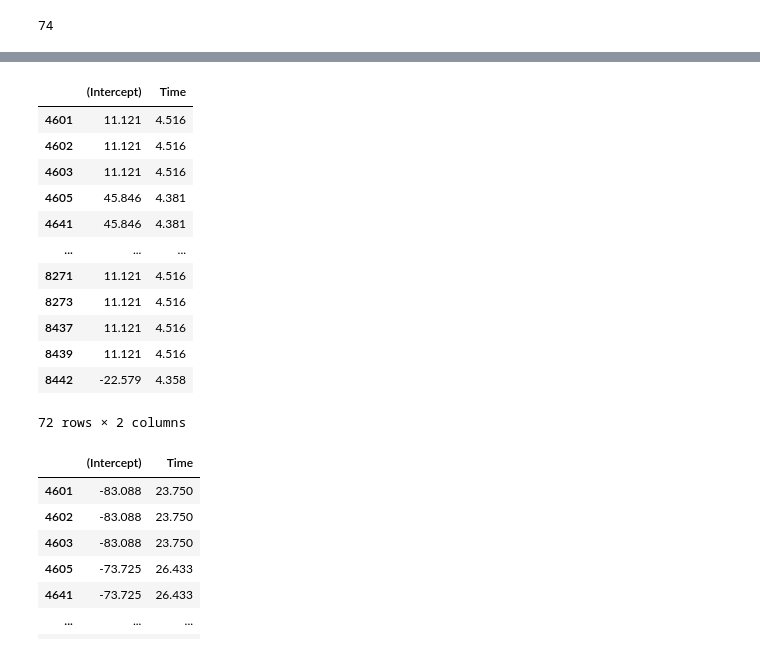
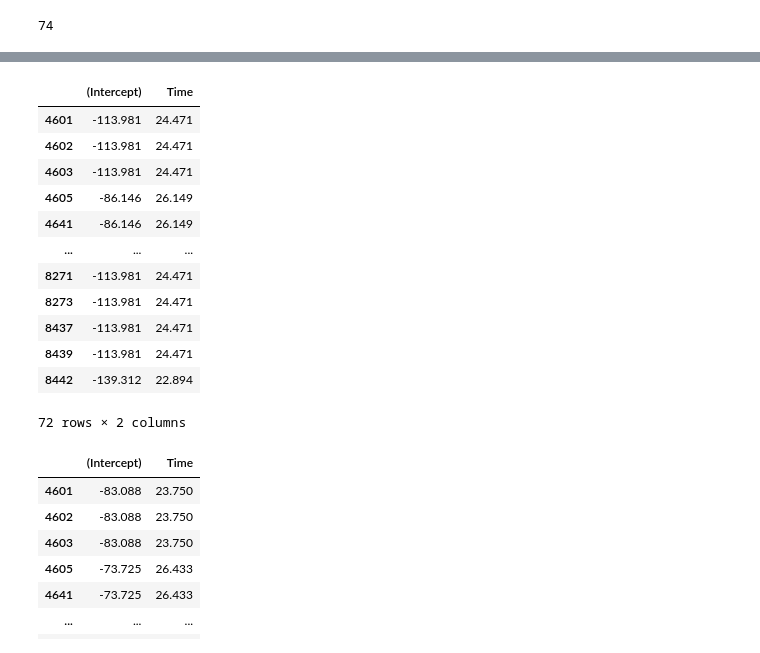
Before and after one commit to G-Licitra/hime, a Jupyter notebook: playground/LogMM_methods_random_intercept_slope.ipynb, the cells around one changed output, grey strips where cells are left out. Saved outputs shown, nothing was run; the diff lists cells and outputs as text; code cells hidden in the pictures.

```diff
--- a/playground/LogMM_methods_random_intercept_slope.ipynb
+++ b/playground/LogMM_methods_random_intercept_slope.ipynb
@@ -615,21 +639,21 @@ intercept, coefs
 # %%
-ca_fixef = pd.DataFrame({"(Intercept)": results[2:ntheta_random+2],
+ca_fixef = pd.DataFrame({"(Intercept)": np.array(results[2:ntheta_random+2]) + results[0],
               "Time": results[ntheta_random+2:]},
                        index=flatten(data[[grouping_var]].groupby(grouping_var).head(1).values.tolist()))
 ca_fixef
 # %% [output]
 |  | (Intercept) | Time |
-| 4601 | 11.121 | 4.516 |
-| 4602 | 11.121 | 4.516 |
-| 4603 | 11.121 | 4.516 |
-| 4605 | 45.846 | 4.381 |
-| 4641 | 45.846 | 4.381 |
+| 4601 | -113.981 | 24.471 |
+| 4602 | -113.981 | 24.471 |
+| 4603 | -113.981 | 24.471 |
+| 4605 | -86.146 | 26.149 |
+| 4641 | -86.146 | 26.149 |
 | ... | ... | ... |
-| 8271 | 11.121 | 4.516 |
-| 8273 | 11.121 | 4.516 |
-| 8437 | 11.121 | 4.516 |
-| 8439 | 11.121 | 4.516 |
-| 8442 | -22.579 | 4.358 |
+| 8271 | -113.981 | 24.471 |
+| 8273 | -113.981 | 24.471 |
+| 8437 | -113.981 | 24.471 |
+| 8439 | -113.981 | 24.471 |
+| 8442 | -139.312 | 22.894 |
 72 rows × 2 columns
 # %%
 mdp.fixef
```
Also changed, not shown: parts of 46 cells of this notebook, 5 other files.
